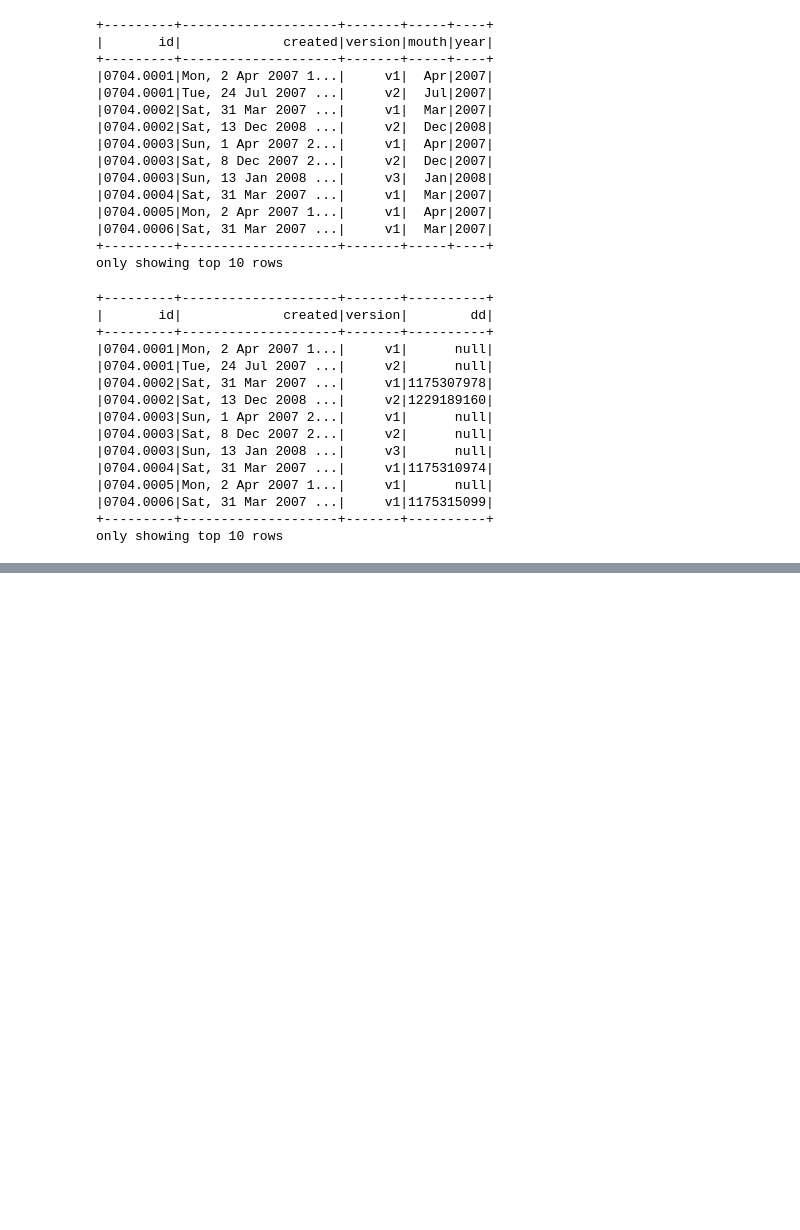
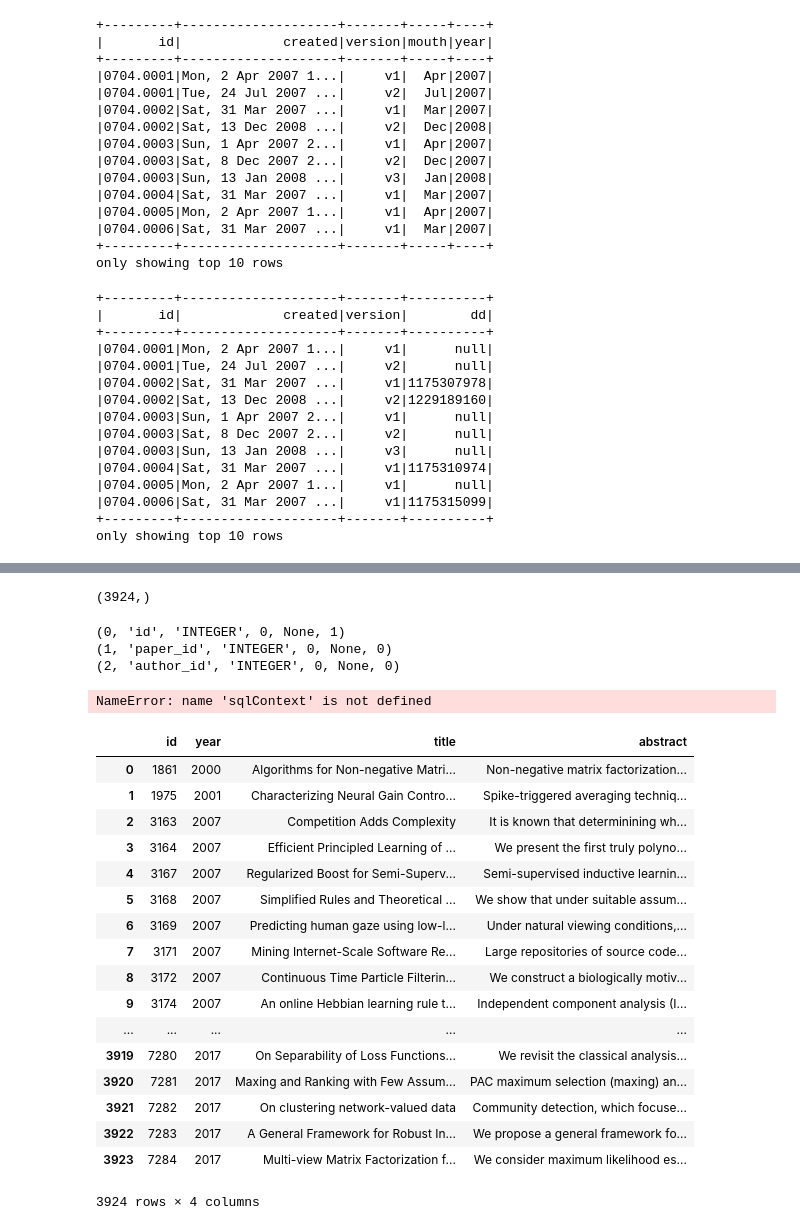
Before and after one commit to gariciodaro/arXiv-haystack-app, a Jupyter notebook: spark_test.ipynb, the cells around one changed output, grey strips where cells are left out. Drawn from its saved outputs; the diff is of its cells as text; code cells hidden in the pictures; blank space fills up the shorter version.

```diff
--- a/spark_test.ipynb
+++ b/spark_test.ipynb
@@ -289,0 +365,32 @@ Tue, 24 Jul 2007 20:10:27 GMT
+# %%
+for row in cur.execute("select count(*) from papers where abstract != 'Abstract Missing' "):
+    print(row)
+# %% [output]
+(3924,)
+# %%
+
+for row in cur.execute("pragma table_info('paper_authors')"):
+    print(row)
+# %% [output]
+(0, 'id', 'INTEGER', 0, None, 1)
+(1, 'paper_id', 'INTEGER', 0, None, 0)
+(2, 'author_id', 'INTEGER', 0, None, 0)
+# %%
+df3 = sqlContext.read.format('jdbc').\
+     options(url='jdbc:sqlite:Chinook_Sqlite.sqlite',\
+     dbtable='/home/gari/Desktop/final_project/input_data/database.sqlite',driver='org.sqlite.JDBC').load()
+# %% [output]
+NameError: name 'sqlContext' is not defined
+# %%
+import sqlite3
+import pandas as pd
+
+db_path = "/home/gari/Desktop/final_project/input_data/database.sqlite"
+query = "select id,year ,title,abstract  from papers where abstract != 'Abstract Missing' "
+
+conn = sqlite3.connect(db_path)
+a_pandas_df = pd.read_sql_query(query, conn)
+
+
+
+#a_spark_df = spark.createDataFrame(a_pandas_df)
@@ -289,0 +399,21 @@ Tue, 24 Jul 2007 20:10:27 GMT
+# %%
+a_pandas_df
+# %% [output]
+|  | id | year | title | abstract |
+| 0 | 1861 | 2000 | Algorithms for Non-negative Matri... | Non-negative matrix factorization... |
+| 1 | 1975 | 2001 | Characterizing Neural Gain Contro... | Spike-triggered averaging techniq... |
+| 2 | 3163 | 2007 | Competition Adds Complexity | It is known that determinining wh... |
+| 3 | 3164 | 2007 | Efficient Principled Learning of ... | We present the first truly polyno... |
+| 4 | 3167 | 2007 | Regularized Boost for Semi-Superv... | Semi-supervised inductive learnin... |
+| 5 | 3168 | 2007 | Simplified Rules and Theoretical ... | We show that under suitable assum... |
+| 6 | 3169 | 2007 | Predicting human gaze using low-l... | Under natural viewing conditions,... |
+| 7 | 3171 | 2007 | Mining Internet-Scale Software Re... | Large repositories of source code... |
+| 8 | 3172 | 2007 | Continuous Time Particle Filterin... | We construct a biologically motiv... |
+| 9 | 3174 | 2007 | An online Hebbian learning rule t... | Independent component analysis (I... |
+| ... | ... | ... | ... | ... |
+| 3919 | 7280 | 2017 | On Separability of Loss Functions... | We revisit the classical analysis... |
+| 3920 | 7281 | 2017 | Maxing and Ranking with Few Assum... | PAC maximum selection (maxing) an... |
+| 3921 | 7282 | 2017 | On clustering network-valued data | Community detection, which focuse... |
+| 3922 | 7283 | 2017 | A General Framework for Robust In... | We propose a general framework fo... |
+| 3923 | 7284 | 2017 | Multi-view Matrix Factorization f... | We consider maximum likelihood es... |
+3924 rows × 4 columns
```
Also changed, not shown: parts of 23 cells of this notebook, 53 other files.
